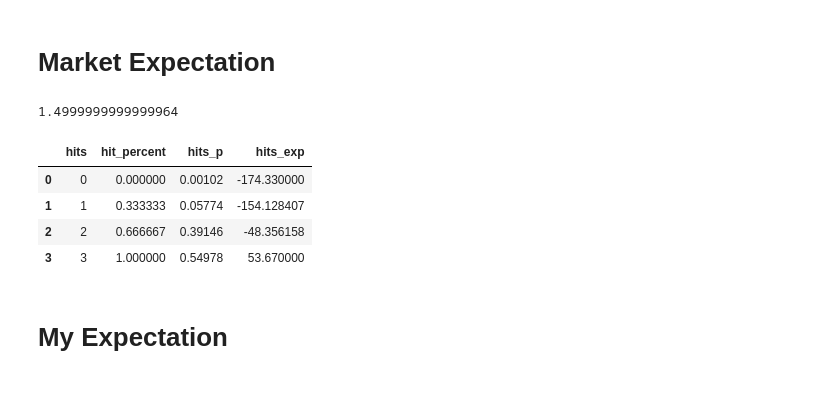
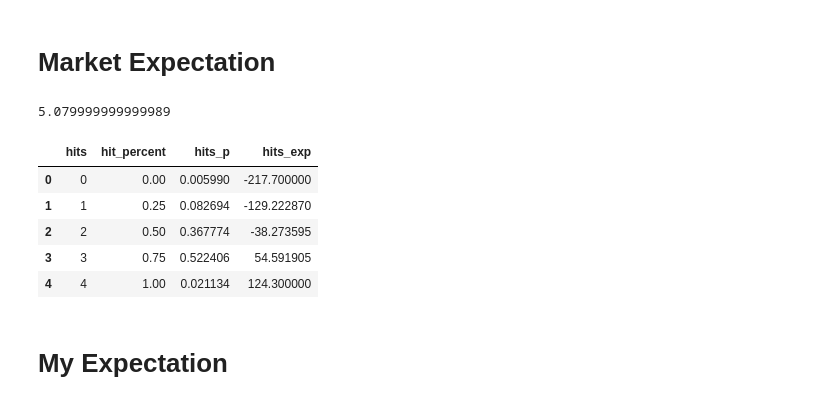
Before and after one commit to zackdrescher/prediction_market_tools, a Jupyter notebook: notebooks/holding_value.ipynb, the cells around one changed output. Cells and saved outputs as stored; diff of their text form; code cells hidden in the pictures.

```diff
--- a/notebooks/holding_value.ipynb
+++ b/notebooks/holding_value.ipynb
@@ -88,5 +127,6 @@ markets
 # %%
-positions = positions.merge(markets[['id', 'ticker_name', 'last_price']], how = 'left', left_on='market_id', right_on='id')
+positions = positions.merge(markets[['id', 'ticker_name', 'last_price', 'status']], how = 'left', left_on='market_id', right_on='id')
+positions = positions[positions.status == 'active']
 positions['mrkt_prob'] = positions.last_price.where(positions.position > 0, 100 - positions.last_price) / 100
 positions['qty'] = positions.position.where(positions.position > 0, - positions.position)
 positions.position_cost = positions.position_cost / 100
@@ -101,19 +142,20 @@ positions
 # %%
-exp, situations = expected_value.compute_wager_expectations(positions.mrkt_prob, positions.position_cost, positions.qty)
+exp, mkt_situations = expected_value.compute_wager_expectations(positions.mrkt_prob, positions.position_cost, positions.qty)
 # %% [markdown]
 # Market Expectation
 # %%
 exp
 # %% [output]
-1.4999999999999964
+5.079999999999989
 # %%
-situations
+mkt_situations
 # %% [output]
 |  | hits | hit_percent | hits_p | hits_exp |
-| 0 | 0 | 0.000000 | 0.00102 | -174.330000 |
-| 1 | 1 | 0.333333 | 0.05774 | -154.128407 |
-| 2 | 2 | 0.666667 | 0.39146 | -48.356158 |
-| 3 | 3 | 1.000000 | 0.54978 | 53.670000 |
+| 0 | 0 | 0.00 | 0.005990 | -217.700000 |
+| 1 | 1 | 0.25 | 0.082694 | -129.222870 |
+| 2 | 2 | 0.50 | 0.367774 | -38.273595 |
+| 3 | 3 | 0.75 | 0.522406 | 54.591905 |
+| 4 | 4 | 1.00 | 0.021134 | 124.300000 |
 # %% [markdown]
 # My Expectation
 # %%
```
Also changed, not shown: parts of 11 cells of this notebook, 1 other file.
